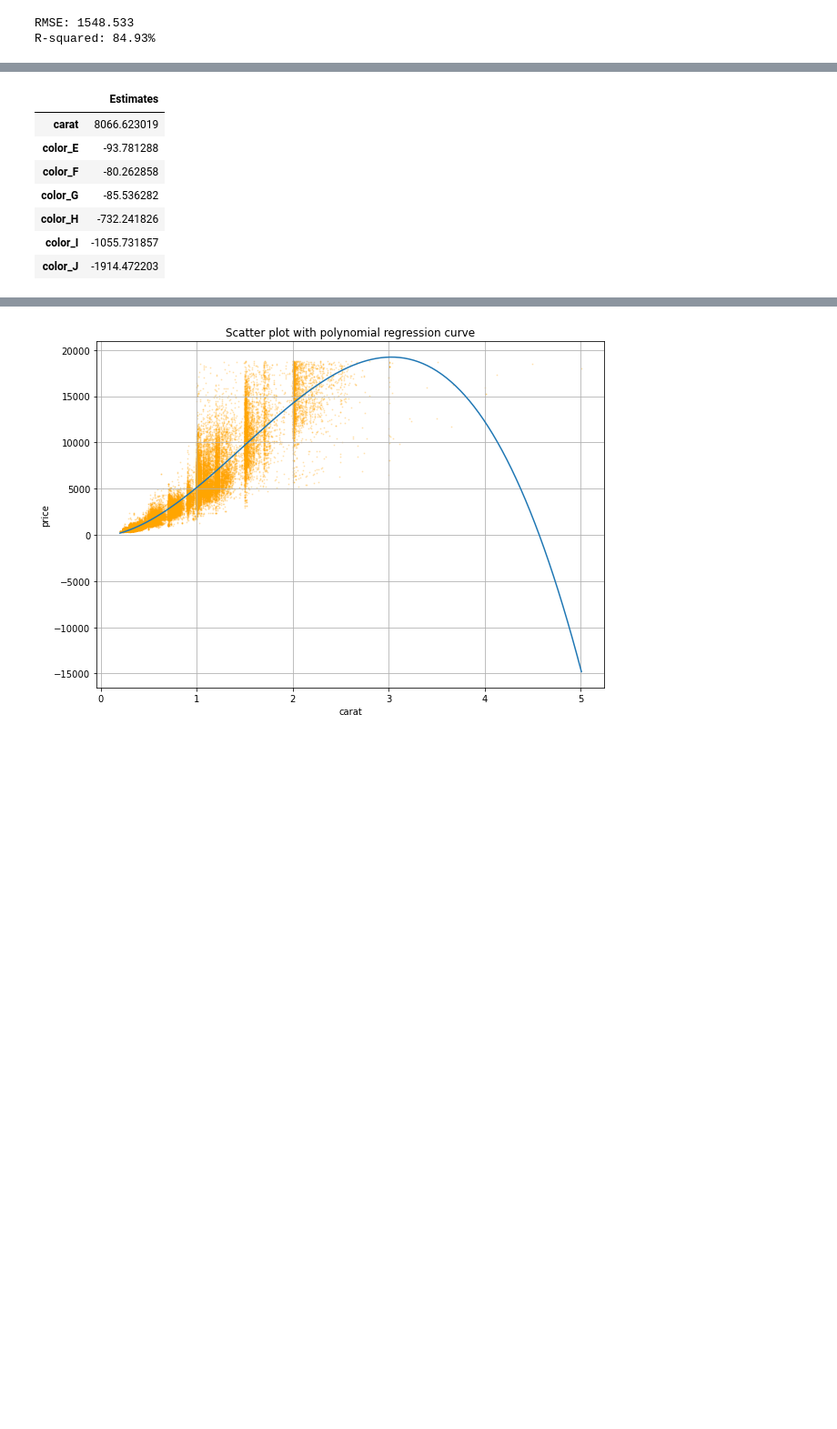
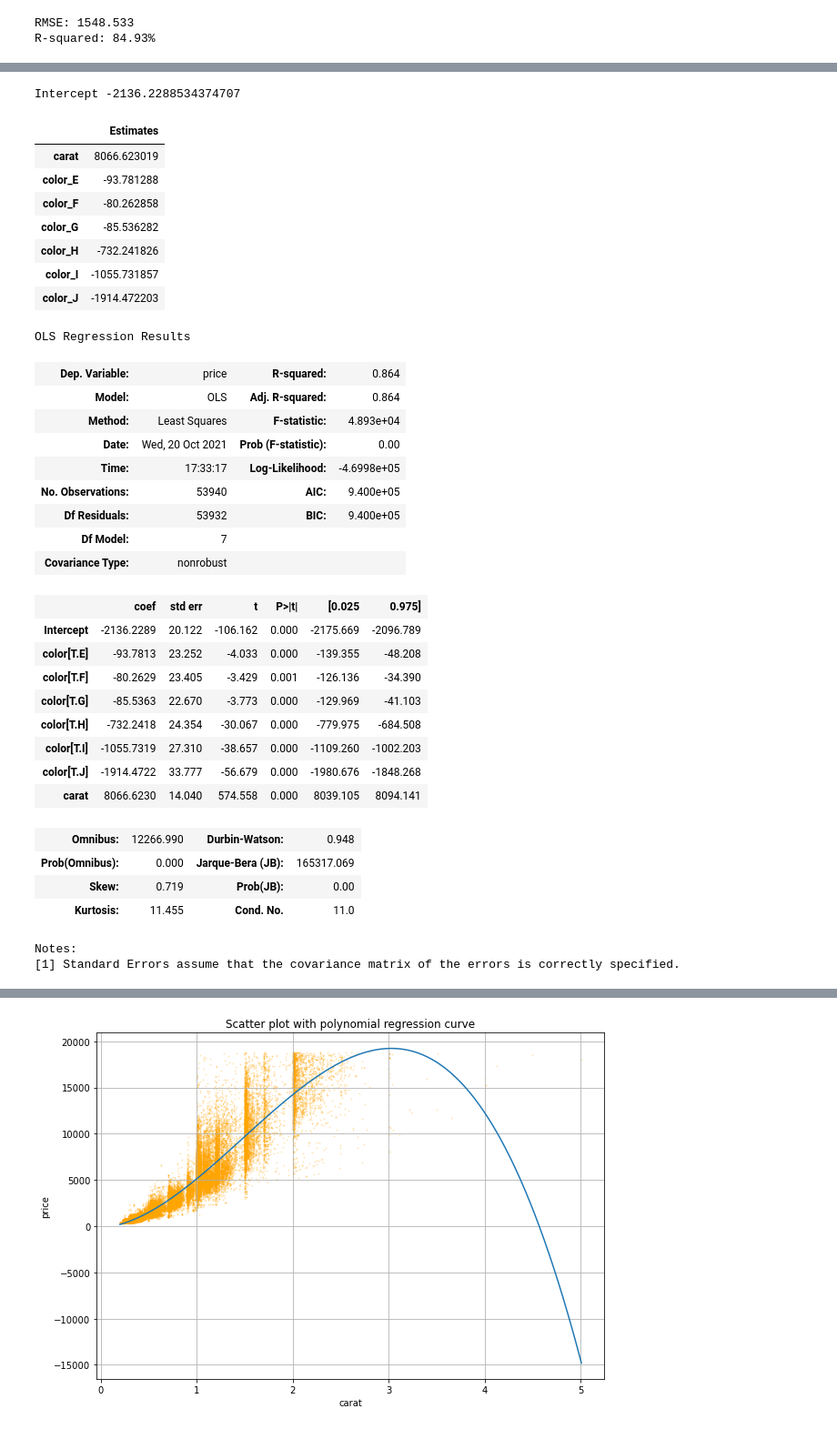
Before and after one commit to mayer79/ml_lecture, a Jupyter notebook: py/1_Basics_and_Linear_Models.ipynb, the cells around one changed output, grey strips where cells are left out. Shown at 91% size. Drawn from its saved outputs; the diff is of its cells as text; code cells hidden in the pictures; blank space fills up the shorter version.

```diff
--- a/py/1_Basics_and_Linear_Models.ipynb
+++ b/py/1_Basics_and_Linear_Models.ipynb
@@ -354,6 +353,7 @@ from sklearn.compose import ColumnTransformer
 from sklearn.pipeline import make_pipeline
 
 # Initialize and fit regression "pipeline" with dummy encoding as preprocessing
+# The preprocessing will become part of the model object, which is elegant.
 model = make_pipeline(
     ColumnTransformer(
         transformers=[
@@ -367,6 +367,7 @@ model = make_pipeline(
 model.fit(diamonds, y=diamonds["price"])
 
 # Extract coefficients per feature
+print("Intercept", model[-1].intercept_)
 feature_names = model[:-1].get_feature_names_out()
 results = pd.DataFrame(
     model[-1].coef_,
@@ -375,6 +376,7 @@ results = pd.DataFrame(
 )
 results
 # %% [output]
+Intercept -2136.2288534374707
 |  | Estimates |
 | carat | 8066.623019 |
 | color_E | -93.781288 |
@@ -383,6 +385,43 @@ results
 | color_H | -732.241826 |
 | color_I | -1055.731857 |
 | color_J | -1914.472203 |
+# %%
+# statsmodels is an alternative to scikit-learn (more stats, less ML).
+# Both packages have their pros and cons, so it is important to know both.
+from plotnine.data import diamonds
+from statsmodels.formula.api import ols
+
+model2 = ols(
+    "price ~ carat + color", data=diamonds
+)
+results2 = model2.fit()
+results2.summary()
+# %% [output]
+OLS Regression Results
+| Dep. Variable: | price | R-squared: | 0.864 |
+| Model: | OLS | Adj. R-squared: | 0.864 |
+| Method: | Least Squares | F-statistic: | 4.893e+04 |
+| Date: | Wed, 20 Oct 2021 | Prob (F-statistic): | 0.00 |
+| Time: | 17:33:17 | Log-Likelihood: | -4.6998e+05 |
+| No. Observations: | 53940 | AIC: | 9.400e+05 |
+| Df Residuals: | 53932 | BIC: | 9.400e+05 |
+| Df Model: | 7 |  |  |
+| Covariance Type: | nonrobust |  |  |
+|  | coef | std err | t | P>|t| | [0.025 | 0.975] |
+| Intercept | -2136.2289 | 20.122 | -106.162 | 0.000 | -2175.669 | -2096.789 |
+| color[T.E] | -93.7813 | 23.252 | -4.033 | 0.000 | -139.355 | -48.208 |
+| color[T.F] | -80.2629 | 23.405 | -3.429 | 0.001 | -126.136 | -34.390 |
+| color[T.G] | -85.5363 | 22.670 | -3.773 | 0.000 | -129.969 | -41.103 |
+| color[T.H] | -732.2418 | 24.354 | -30.067 | 0.000 | -779.975 | -684.508 |
+| color[T.I] | -1055.7319 | 27.310 | -38.657 | 0.000 | -1109.260 | -1002.203 |
+| color[T.J] | -1914.4722 | 33.777 | -56.679 | 0.000 | -1980.676 | -1848.268 |
+| carat | 8066.6230 | 14.040 | 574.558 | 0.000 | 8039.105 | 8094.141 |
+| Omnibus: | 12266.990 | Durbin-Watson: | 0.948 |
+| Prob(Omnibus): | 0.000 | Jarque-Bera (JB): | 165317.069 |
+| Skew: | 0.719 | Prob(JB): | 0.00 |
+| Kurtosis: | 11.455 | Cond. No. | 11.0 |
+Notes:
+[1] Standard Errors assume that the covariance matrix of the errors is correctly specified.
 # %% [markdown]
 **Comments**
 
```
Also changed, not shown: parts of 11 cells of this notebook, 1 other file.
